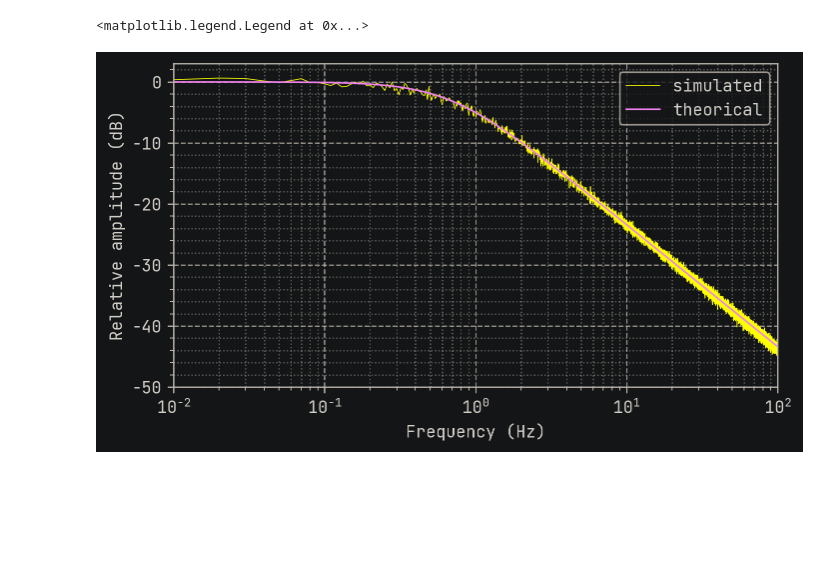
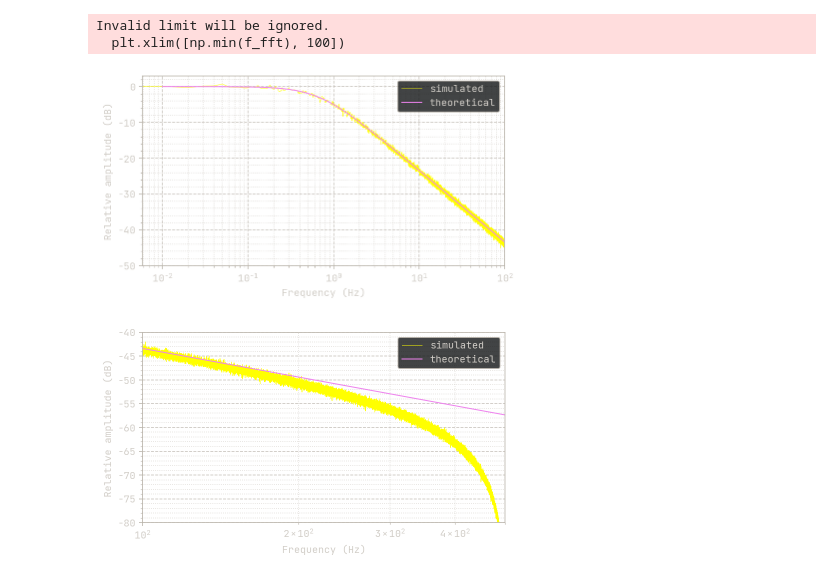
Before and after one commit to alelouis/alelouis-site, a Jupyter notebook: code/rc-filter/s_transform.ipynb, the cells around one changed output. Drawn from its saved outputs; the diff is of its cells as text; code cells hidden in the pictures; blank space fills up the shorter version.

Commit message:
finish rc post, init autogen figure

```diff
--- a/code/rc-filter/s_transform.ipynb
+++ b/code/rc-filter/s_transform.ipynb
@@ -116,15 +115,17 @@ plt.plot(f_fft[::N], 20*np.log10(np.mean(re_filt, axis = 1)))
 # %%
 plt.figure(figsize = (6.5, 3.5))
 plt.semilogx(f_fft[::N], 20*np.log10(np.mean(re_filt, axis = 1))-69, linewidth = 0.5, c = "yellow", label = 'simulated')
-plt.semilogx(f, 20*np.log10(np.abs(h_s)), linewidth = 1, c = "violet", label = 'theorical')
-plt.xlim([np.min(f), np.max(f)])
+plt.semilogx(f, 20*np.log10(np.abs(h_s)), linewidth = 1, c = "violet", label = 'theoretical')
+plt.xlim([np.min(f_fft), 100])
 plt.ylim([-50, 3])
 plt.gca().minorticks_on()
 plt.grid(which="minor", linestyle = ":", alpha = 0.5)
 plt.grid(which="major", linestyle = "--")
 plt.ylabel('Relative amplitude (dB)')
 plt.xlabel('Frequency (Hz)')
 plt.legend()
+plt.savefig('../../static/images/rc-filter/digital_response.svg', dpi = 72, transparent=True, bbox_inches='tight')
 # %% [output]
-<matplotlib.legend.Legend at 0x...>
+Invalid limit will be ignored.
+  plt.xlim([np.min(f_fft), 100])
-[figure, old version]
+[figure, new version]
@@ -130,0 +137,15 @@ plt.legend()
+# %%
+plt.figure(figsize = (6.5, 3.5))
+plt.semilogx(f_fft[::N], 20*np.log10(np.mean(re_filt, axis = 1))-69, linewidth = 0.5, c = "yellow", label = 'simulated')
+plt.semilogx(f, 20*np.log10(np.abs(h_s)), linewidth = 1, c = "violet", label = 'theoretical')
+plt.xlim([100, 1000/2])
+plt.ylim([-80, -40])
+plt.gca().minorticks_on()
+plt.grid(which="minor", linestyle = ":", alpha = 0.5)
+plt.grid(which="major", linestyle = "--")
+plt.ylabel('Relative amplitude (dB)')
+plt.xlabel('Frequency (Hz)')
+plt.legend()
+plt.savefig('../../static/images/rc-filter/digital_response_whole.svg', dpi = 72, transparent=True, bbox_inches='tight')
+# %% [output]
+[figure, added]
```
Also changed, not shown: parts of 10 cells of this notebook, 20 other files.
